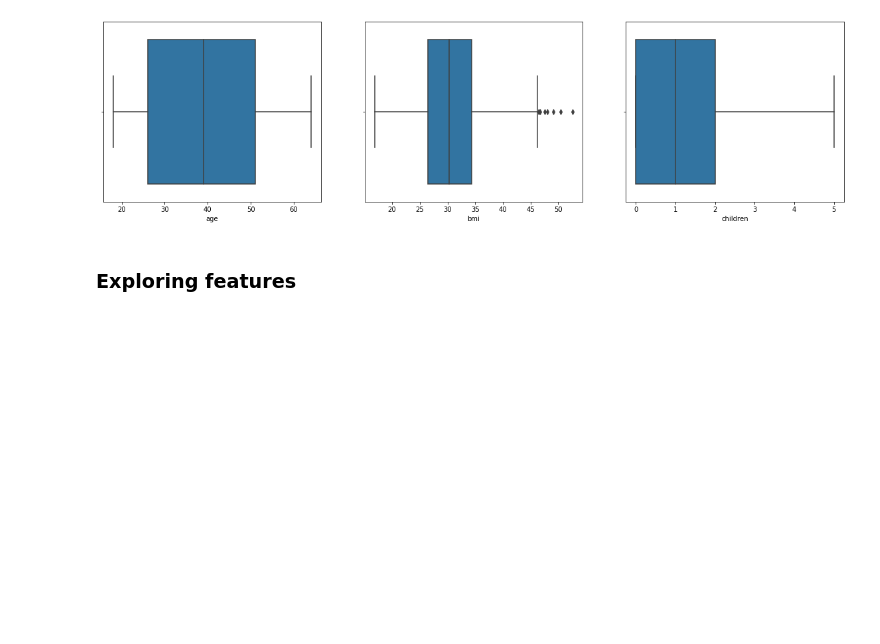
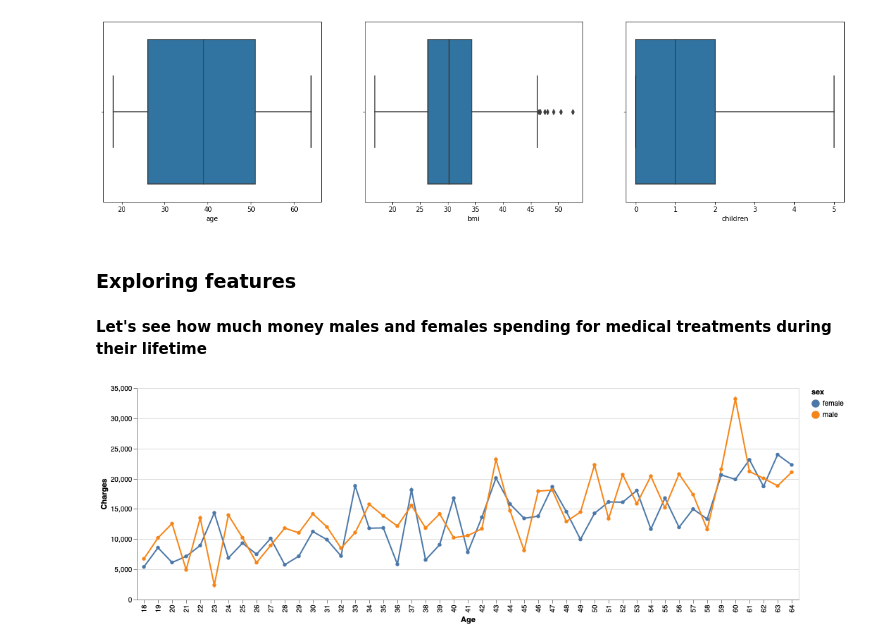
Before and after one commit to sirine-chahma/DSCI_522_group_401, a Jupyter notebook: notebooks/EDA.ipynb, the cells around one changed output. Saved outputs shown, nothing was run; the diff lists cells and outputs as text; code cells hidden in the pictures; blank space fills up the shorter version.

```diff
--- a/notebooks/EDA.ipynb
+++ b/notebooks/EDA.ipynb
@@ -147,3 +148,17 @@ for col, ax in zip(numeric_features, axes):
 [figure]
 # %% [markdown]
 ### Exploring features
+# %% [markdown]
+**Let's see how much money males and females spending for medical treatments during their lifetime**
+# %%
+training_df = X_train
+training_df['charges'] = y_train
+
+
+alt.Chart(training_df.groupby(['age','sex']).mean().reset_index()).mark_line(point = True).encode(
+    alt.X('age:N', title = 'Age'),
+    alt.Y('charges:Q', title = 'Charges'),
+    alt.Color('sex:N')
+)
+# %% [output]
+[figure, added]
```
Also changed, not shown: parts of 5 cells of this notebook, 1 other file.
